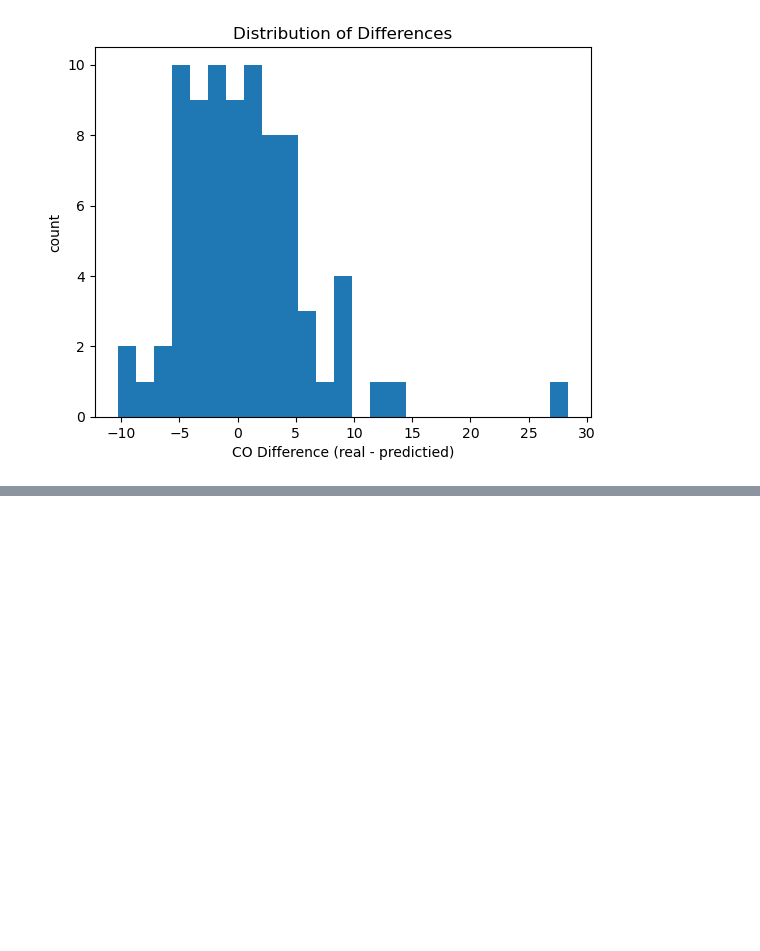
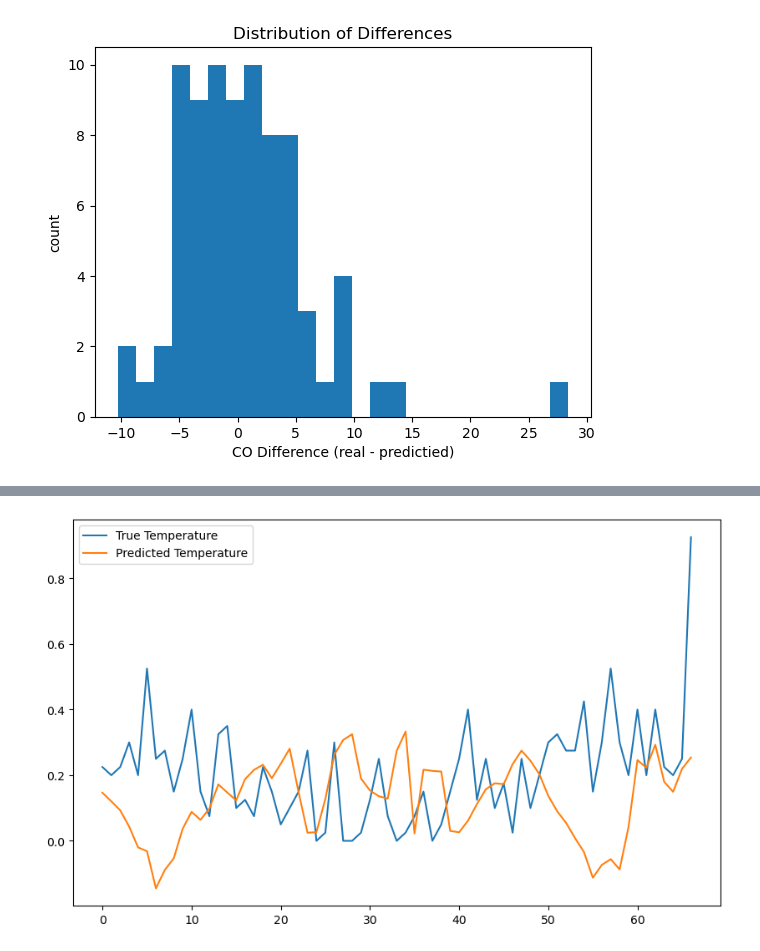
Before and after one commit to crypter70/AQMS, a Jupyter notebook: Modeling.ipynb, the cells around one changed output, grey strips where cells are left out. Saved outputs shown, nothing was run; the diff lists cells and outputs as text; code cells hidden in the pictures; blank space fills up the shorter version.

```diff
--- a/Modeling.ipynb
+++ b/Modeling.ipynb
@@ -294,0 +351,28 @@ plt.show()
+# %%
+for epoch in range(num_epochs):
+    model.train()
+    for X_batch, y_batch in train_loader:
+        X_batch, y_batch = X_batch.to(device), y_batch.to(device)
+        outputs = model(X_batch)
+        loss = criterion(outputs, y_batch)
+
+        optimizer.zero_grad()
+        loss.backward()
+        optimizer.step()
+
+    # print(f'Epoch [{epoch + 1}/{num_epochs}], Loss: {loss.item():.4f}')
+
+    if (epoch + 1) % 100 == 0:
+        print(f'Epoch [{epoch + 1}/{num_epochs}], Loss: {loss.item():.4f}')
+
+model.eval()
+with torch.no_grad():
+    y_pred = []
+    for X_batch, y_batch in test_loader:
+        X_batch = X_batch.to(device)
+        outputs = model(X_batch)
+        y_pred.append(outputs.cpu().numpy())
+    y_pred = np.concatenate(y_pred)
+
+y_test = scaler.inverse_transform(y_test)
+y_pred = scaler.inverse_transform(y_pred)
@@ -294,0 +385,8 @@ plt.show()
+# %%
+plt.figure(figsize=(10, 6))
+plt.plot(y_test, label='True Temperature')
+plt.plot(y_pred, label='Predicted Temperature')
+plt.legend()
+plt.show()
+# %% [output]
+[figure, added]
```
Also changed, not shown: parts of 4 cells of this notebook.
